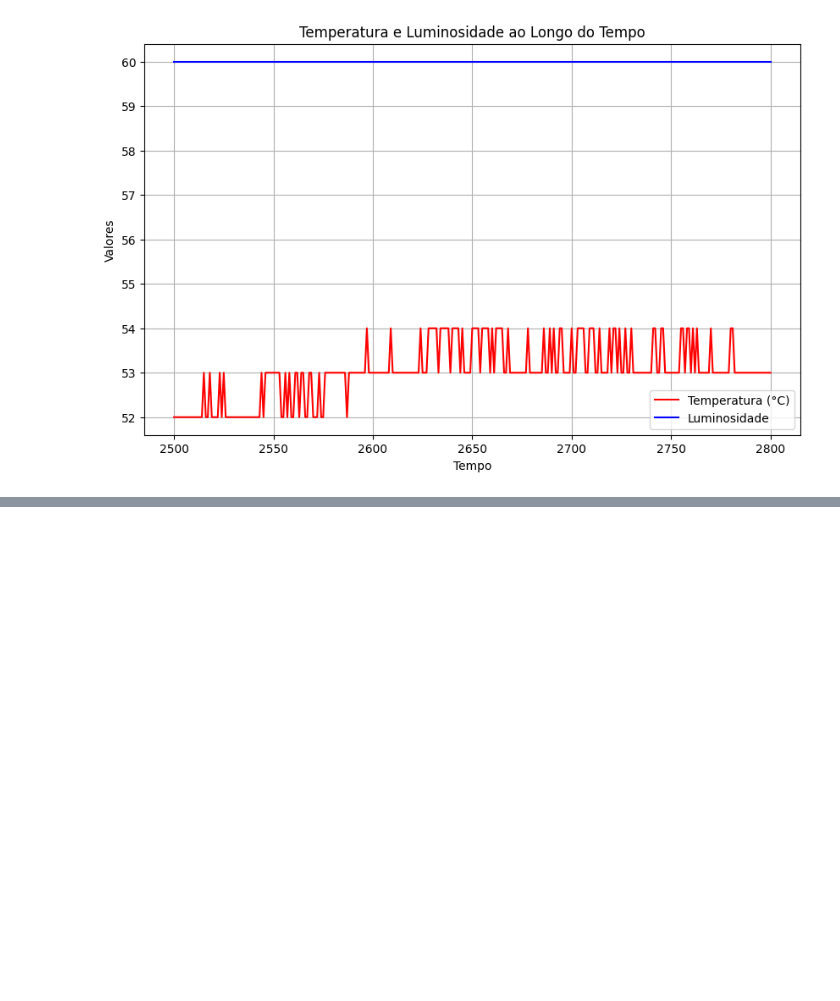
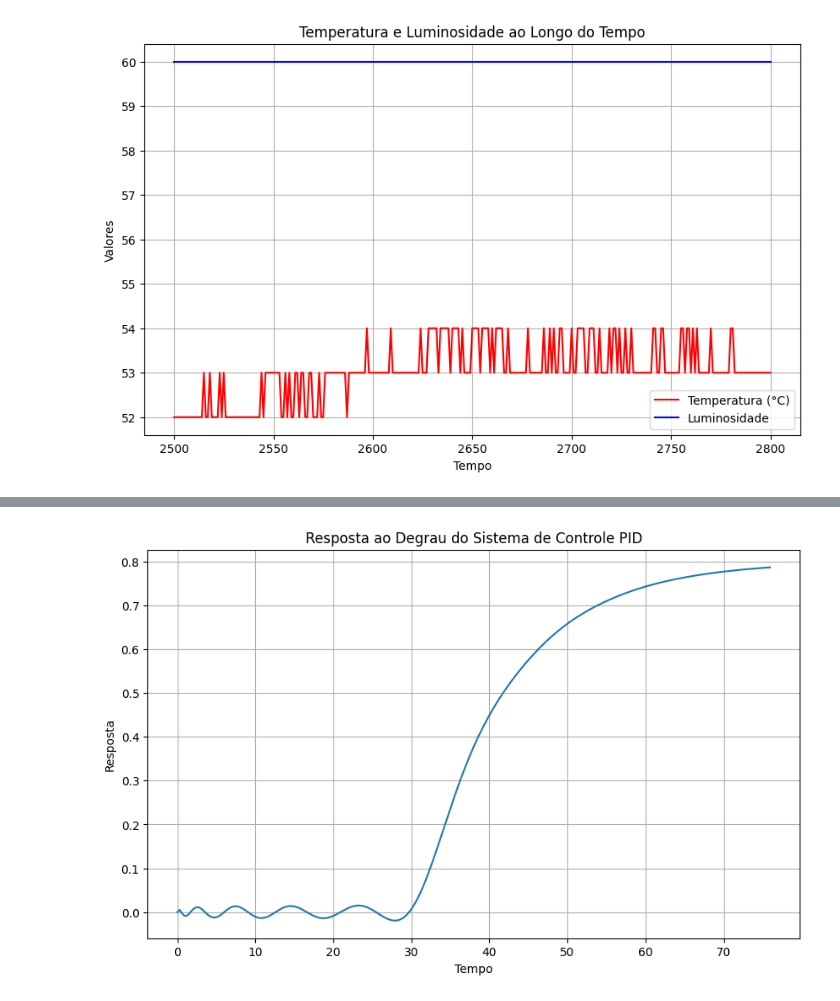
Before and after one commit to maktheus/tratamento-de-dados-controle, a Jupyter notebook: main.ipynb, the cells around one changed output, grey strips where cells are left out. Saved outputs shown, nothing was run; the diff lists cells and outputs as text; code cells hidden in the pictures; blank space fills up the shorter version.

```diff
--- a/main.ipynb
+++ b/main.ipynb
@@ -280,0 +348,42 @@ SyntaxError: invalid syntax (4174685503.py, line 1)
+# %%
+import control as ctl
+
+# Parâmetros da planta
+K = 0.8
+tau = 11.0
+theta = 31
+
+# Criar a função de transferência do processo
+G = ctl.tf([K], [tau, 1])
+
+# Criar a aproximação do atraso usando a aproximação de Padé
+num, den = ctl.pade(theta, 10)  # Ordem 10 da aproximação
+G_delay = ctl.tf(num, den)
+
+# Função de transferência do processo com atraso
+Gp = G * G_delay
+
+# Parâmetros iniciais do controlador PID (esses valores precisarão ser ajustados)
+Kp = 5
+Ki = 1
+Kd = 5
+
+# Criar a função de transferência do controlador PID
+C = ctl.tf([Kd, Kp, Ki], [1, 0])
+
+# Sistema de loop fechado com controlador PID
+Gc = ctl.feedback(C * G, 1)
+
+# Verificar a resposta ao degrau do sistema de controle
+t, y = ctl.step_response(Gp)
+
+# plotar a resposta ao degrau
+plt.figure(figsize=(10, 6))
+plt.plot(t, y)
+plt.xlabel('Tempo')
+plt.ylabel('Resposta')
+plt.title('Resposta ao Degrau do Sistema de Controle PID')
+plt.grid(True)
+plt.show()
+# %% [output]
+[figure, added]
```
Also changed, not shown: parts of 10 cells of this notebook, 3 other files.
